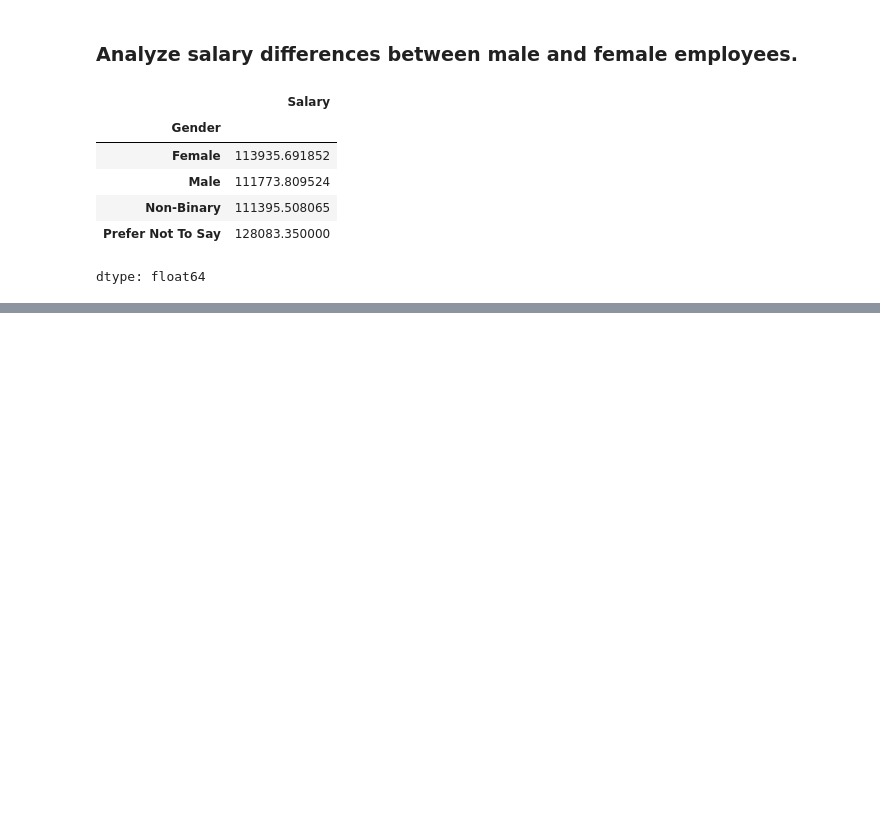
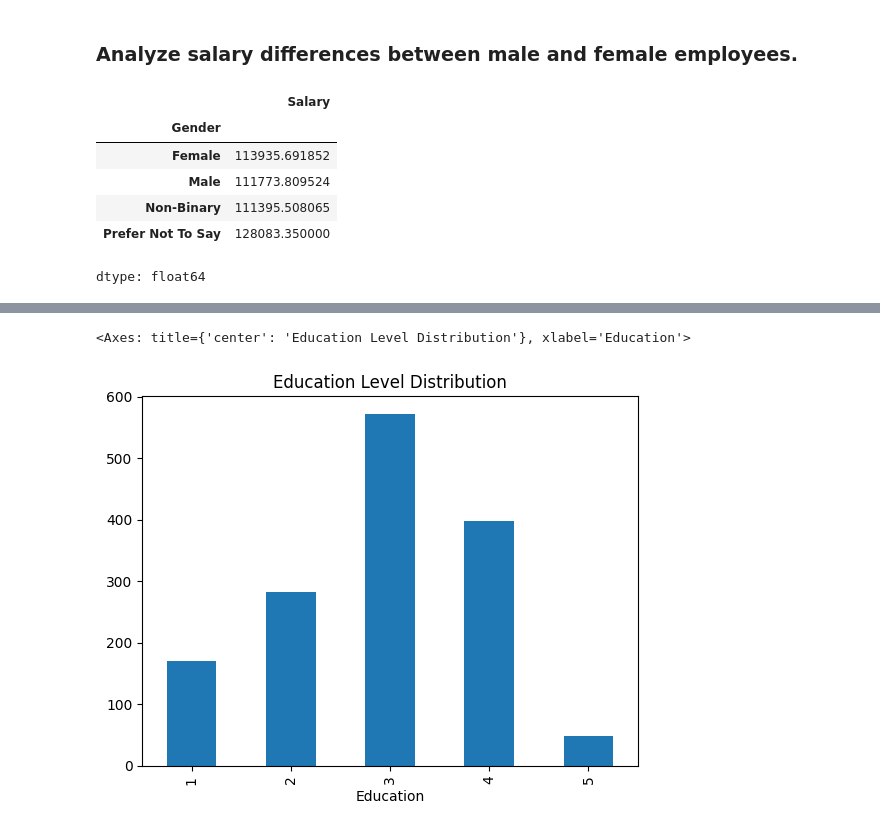
Before and after one commit to aadi-kanwar/Employee-Attrition, a Jupyter notebook: Employee_Attrition.ipynb, the cells around one changed output, grey strips where cells are left out. Cells and saved outputs as stored; diff of their text form; code cells hidden in the pictures; blank space fills up the shorter version.

```diff
--- a/Employee_Attrition.ipynb
+++ b/Employee_Attrition.ipynb
@@ -376,0 +559,5 @@ dtype: float64
+# %%
+df['Education'].value_counts().sort_index().plot(kind='bar', title='Education Level Distribution')
+# %% [output]
+<Axes: title={'center': 'Education Level Distribution'}, xlabel='Education'>
+[figure, added]
```
Also changed, not shown: parts of 82 cells of this notebook.
